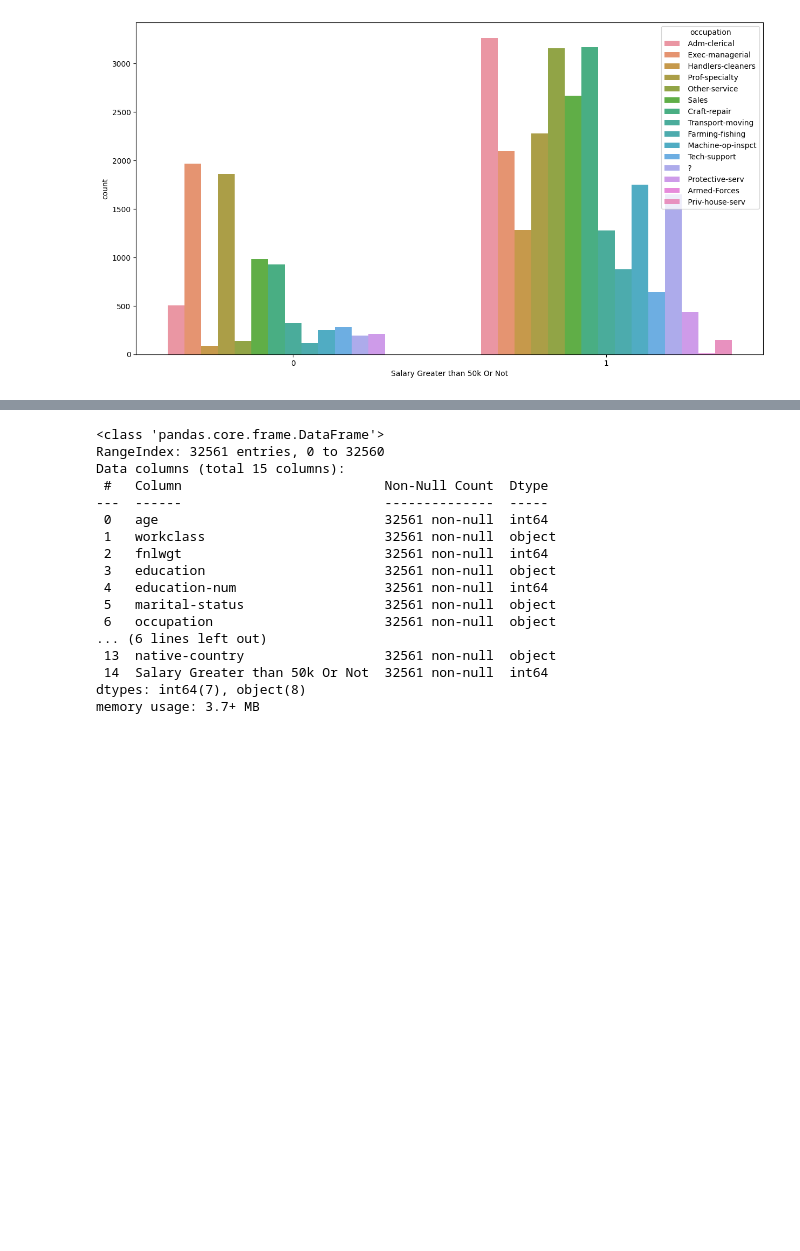
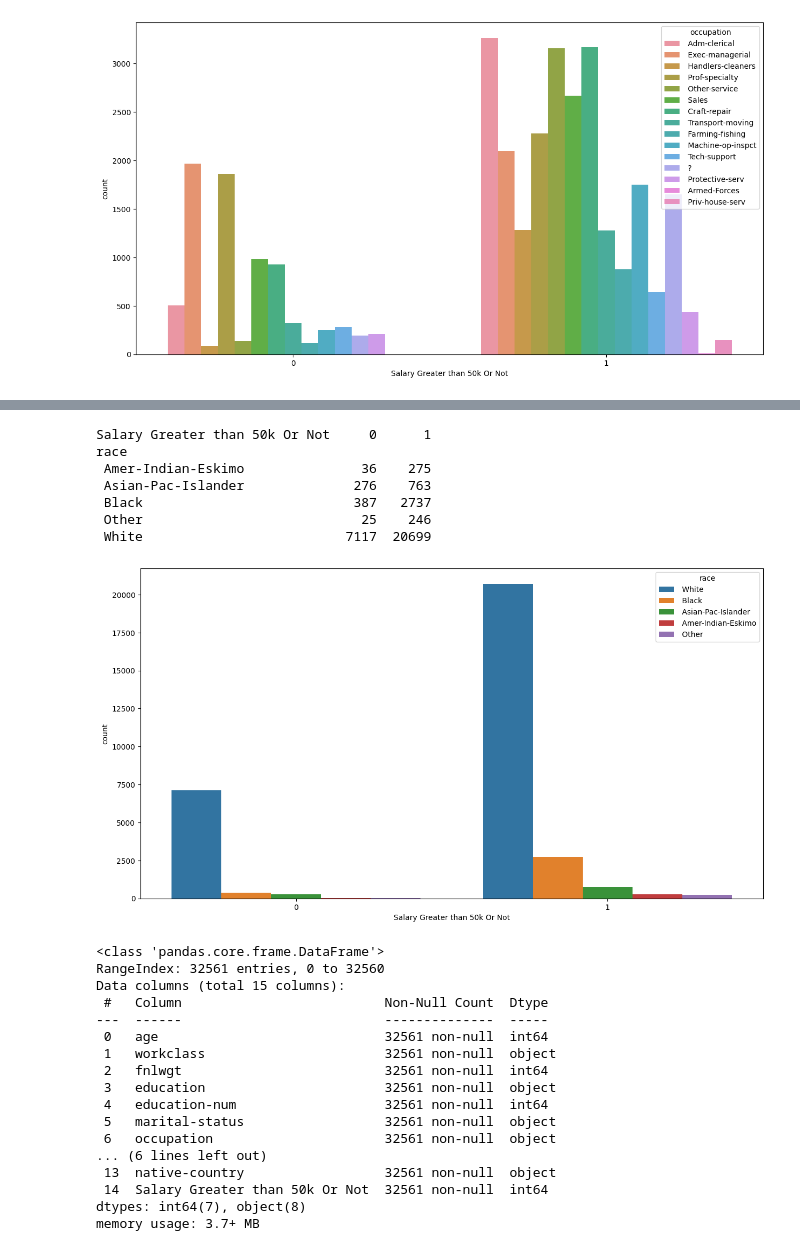
Before and after one commit to DPrakashMewari/BankClassification, a Jupyter notebook: notebook/Salary Classification.ipynb, the cells around one changed output, grey strips where cells are left out. Saved outputs shown, nothing was run; the diff lists cells and outputs as text; code cells hidden in the pictures; blank space fills up the shorter version.

```diff
--- a/notebook/Salary Classification.ipynb
+++ b/notebook/Salary Classification.ipynb
@@ -191,0 +228,14 @@ occupation
+# %%
+# Is race mattern in salary !
+BVA_categorical_plot(df,'race','Salary Greater than 50k Or Not')
+
+# No. of White People showing More counts who has less then <= 50 k salary
+# %% [output]
+Salary Greater than 50k Or Not     0      1
+race
+ Amer-Indian-Eskimo               36    275
+ Asian-Pac-Islander              276    763
+ Black                           387   2737
+ Other                            25    246
+ White                          7117  20699
+[figure, added]
```
Also changed, not shown: parts of 6 cells of this notebook.
